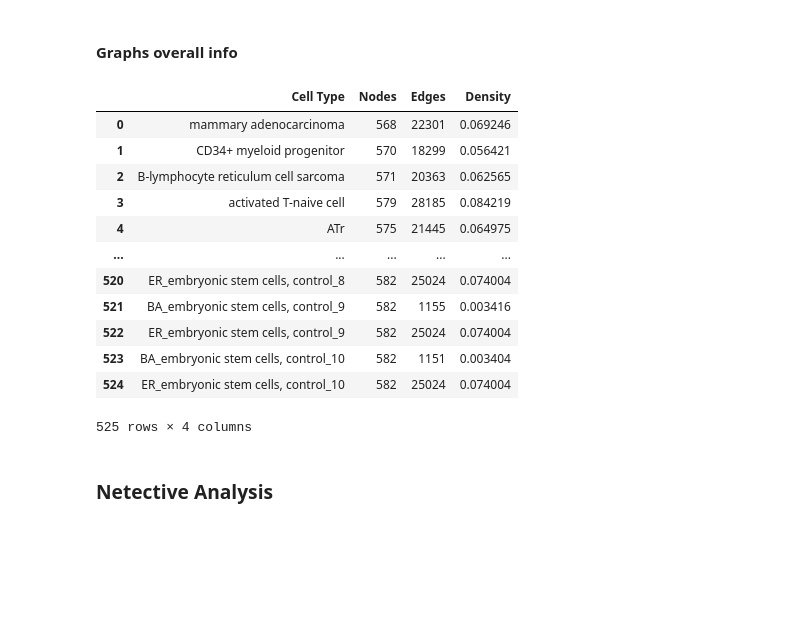
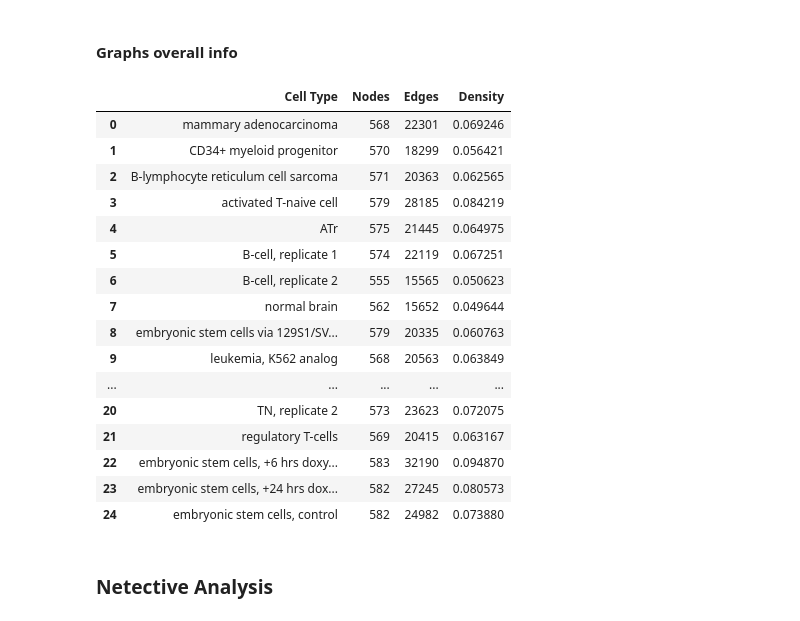
Before and after one commit to freyrelab/netective, a Jupyter notebook: legacy/prop_notebooks/Mouse_Analysis.ipynb, the cells around one changed output. Cells and saved outputs as stored; diff of their text form; code cells hidden in the pictures; blank space fills up the shorter version.

```diff
--- a/legacy/prop_notebooks/Mouse_Analysis.ipynb
+++ b/legacy/prop_notebooks/Mouse_Analysis.ipynb
@@ -30,7 +30,7 @@ import random
 def get_mouse_names(root, code_names):
     name = re.split('mouse_net', root)
     name = name[1]
-    name = name.replace('\\','')
+    name = name.replace('/','')
     return code_names[name]
 # %%
 def extract_networks(directory_name=str, files_ignore=list, cols=tuple, feo=True, code_names=dict):
@@ -77,7 +77,7 @@ mm9CellTypeValues = { "m3134-DS8497" : 			  "mammary adenocarcinoma",
                         "ZhBTc4-DS17616" :          "embryonic stem cells, control"
                         }
 
-mouse_networks = extract_networks('..\..\..\data\mouse_net', [], (3,4), feo=True, code_names=mm9CellTypeValues)
+mouse_networks = extract_networks('./../../data/mouse_net/', [], (3,4), feo=True, code_names=mm9CellTypeValues)
 mouse_networks
 # %% [output]
 {'mammary adenocarcinoma': <networkx.classes.digraph.DiGraph at 0x...>,
@@ -101,17 +101,3 @@ mouse_networks
 #### Synthetic networks
 
 ER and BA analogous ensembles to each biological network.
-# %%
-from freyrelab.nets import models
-
-seed = 42
-synth_graphs = {}
-
-for net_id, G in mouse_networks.items():
-    n = G.number_of_nodes()
-    m = G.number_of_edges()
-    for i in range(1,101):
-        synth_graphs[f'BA_{net_id}_{i}'] = nx.DiGraph(models.barabasi_albert_graph(n))
-        synth_graphs[f'ER_{net_id}_{i}'] = nx.erdos_renyi_graph(n, m/(n*(n-1)), seed=seed, directed=True)
-
-networks = {**mouse_networks, **synth_graphs}
@@ -120,35 +120,39 @@ networks = {**mouse_networks, **synth_graphs}
 # %%
 nets_info = {'Cell Type': [],
         'Nodes': [],
         'Edges': [],
         'Density': []
         }
 
-for name,G in networks.items():
+for name,G in mouse_networks.items():
     n_nodes = G.number_of_nodes()
     n_edges = G.number_of_edges()
     density = n_edges / (n_nodes * (n_nodes - 1))
     nets_info['Cell Type'].append(name)
     nets_info['Nodes'].append(n_nodes)
     nets_info['Edges'].append(n_edges)
     nets_info['Density'].append(density)
 
 info_df = pd.DataFrame.from_dict(nets_info)
 info_df
 # %% [output]
 |  | Cell Type | Nodes | Edges | Density |
 | 0 | mammary adenocarcinoma | 568 | 22301 | 0.069246 |
 | 1 | CD34+ myeloid progenitor | 570 | 18299 | 0.056421 |
 | 2 | B-lymphocyte reticulum cell sarcoma | 571 | 20363 | 0.062565 |
 | 3 | activated T-naive cell | 579 | 28185 | 0.084219 |
 | 4 | ATr | 575 | 21445 | 0.064975 |
+| 5 | B-cell, replicate 1 | 574 | 22119 | 0.067251 |
+| 6 | B-cell, replicate 2 | 555 | 15565 | 0.050623 |
+| 7 | normal brain | 562 | 15652 | 0.049644 |
+| 8 | embryonic stem cells via 129S1/SV... | 579 | 20335 | 0.060763 |
+| 9 | leukemia, K562 analog | 568 | 20563 | 0.063849 |
 | ... | ... | ... | ... | ... |
-| 520 | ER_embryonic stem cells, control_8 | 582 | 25024 | 0.074004 |
-| 521 | BA_embryonic stem cells, control_9 | 582 | 1155 | 0.003416 |
-| 522 | ER_embryonic stem cells, control_9 | 582 | 25024 | 0.074004 |
-| 523 | BA_embryonic stem cells, control_10 | 582 | 1151 | 0.003404 |
-| 524 | ER_embryonic stem cells, control_10 | 582 | 25024 | 0.074004 |
+| 20 | TN, replicate 2 | 573 | 23623 | 0.072075 |
+| 21 | regulatory T-cells | 569 | 20415 | 0.063167 |
+| 22 | embryonic stem cells, +6 hrs doxy... | 583 | 32190 | 0.094870 |
+| 23 | embryonic stem cells, +24 hrs dox... | 582 | 27245 | 0.080573 |
+| 24 | embryonic stem cells, control | 582 | 24982 | 0.073880 |
-525 rows × 4 columns
 # %% [markdown]
 ### Netective Analysis
 # %%
```
Also changed, not shown: parts of 3 cells of this notebook, 4 other files.
